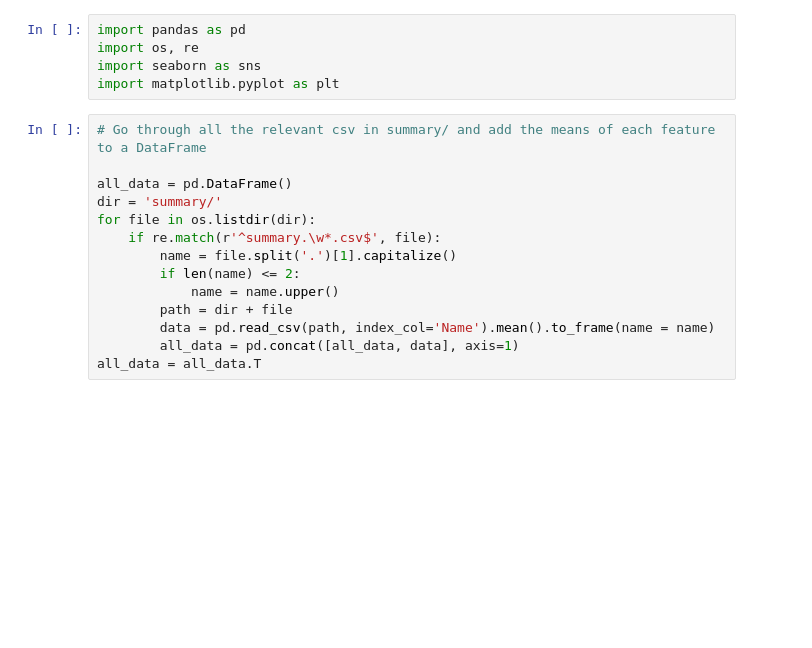
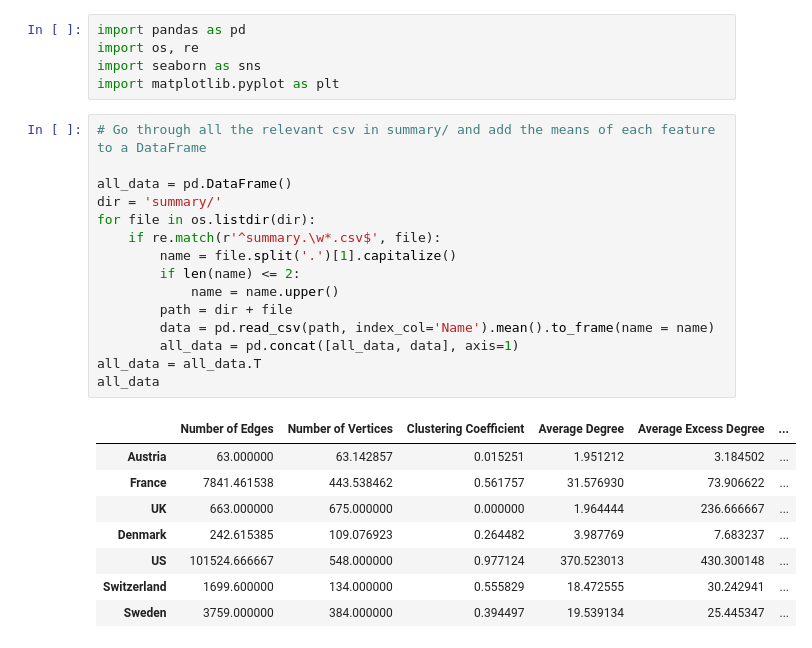
Before and after one commit to benlai97/CSE-416-Final-Project, a Jupyter notebook: across-country-graphs.ipynb, the cells around one changed output. Saved outputs shown, nothing was run; the diff lists cells and outputs as text; blank space fills up the shorter version.

```diff
--- a/across-country-graphs.ipynb
+++ b/across-country-graphs.ipynb
@@ -8,17 +8,27 @@ import matplotlib.pyplot as plt
 # %%
 # Go through all the relevant csv in summary/ and add the means of each feature to a DataFrame
 
 all_data = pd.DataFrame()
 dir = 'summary/'
 for file in os.listdir(dir):
     if re.match(r'^summary.\w*.csv$', file):
         name = file.split('.')[1].capitalize()
         if len(name) <= 2:
             name = name.upper()
         path = dir + file
         data = pd.read_csv(path, index_col='Name').mean().to_frame(name = name)
         all_data = pd.concat([all_data, data], axis=1)
 all_data = all_data.T
+all_data
+# %% [output]
+|  | Number of Edges | Number of Vertices | Clustering Coefficient | Average Degree | Average Excess Degree | ... |
+| Austria | 63.000000 | 63.142857 | 0.015251 | 1.951212 | 3.184502 | ... |
+| France | 7841.461538 | 443.538462 | 0.561757 | 31.576930 | 73.906622 | ... |
+| UK | 663.000000 | 675.000000 | 0.000000 | 1.964444 | 236.666667 | ... |
+| Denmark | 242.615385 | 109.076923 | 0.264482 | 3.987769 | 7.683237 | ... |
+| US | 101524.666667 | 548.000000 | 0.977124 | 370.523013 | 430.300148 | ... |
+| Switzerland | 1699.600000 | 134.000000 | 0.555829 | 18.472555 | 30.242941 | ... |
+| Sweden | 3759.000000 | 384.000000 | 0.394497 | 19.539134 | 25.445347 | ... |
 # %%
 # Creating graph for number of edges and number of vertices
 
```
Also changed, not shown: parts of 2 cells of this notebook, 3 other files.
